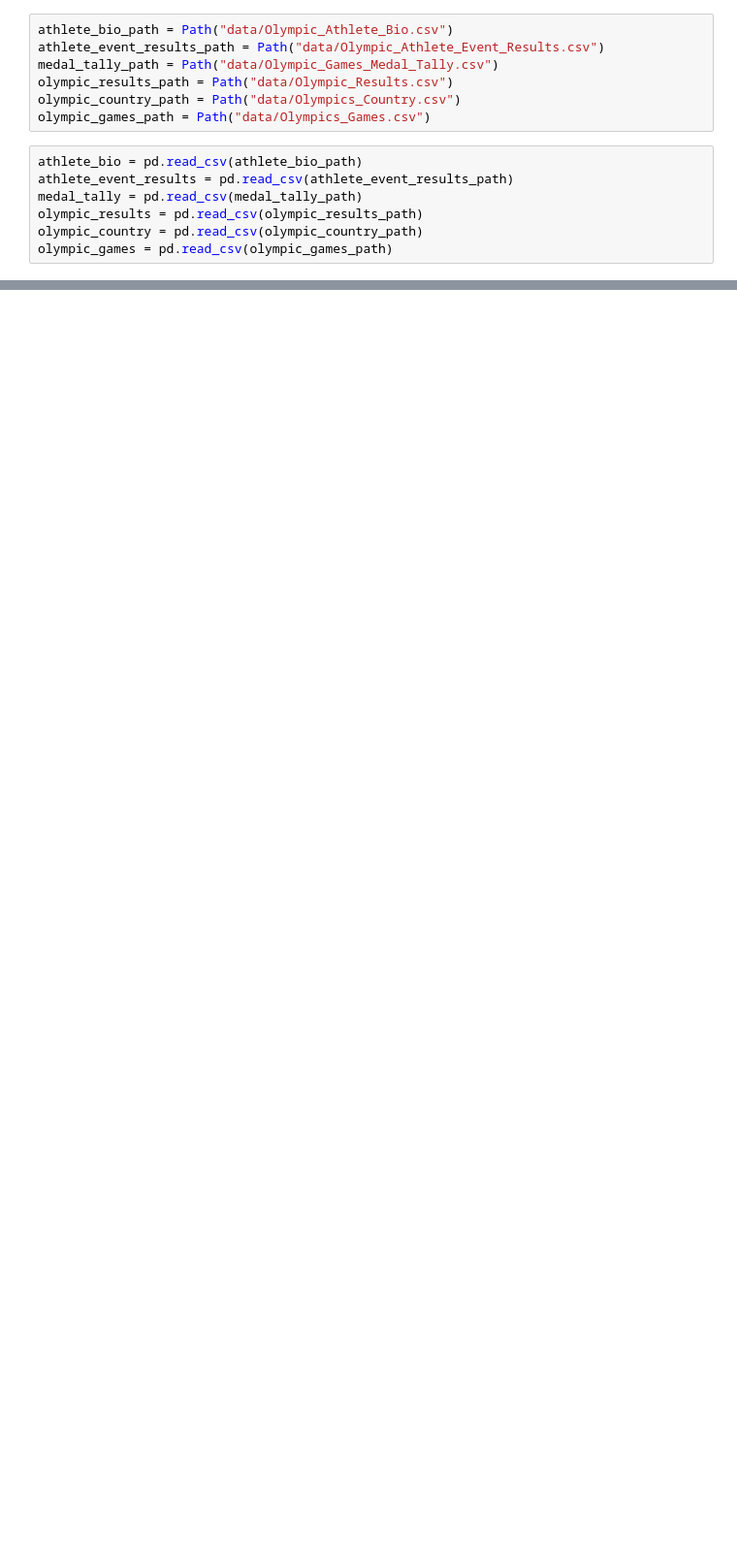
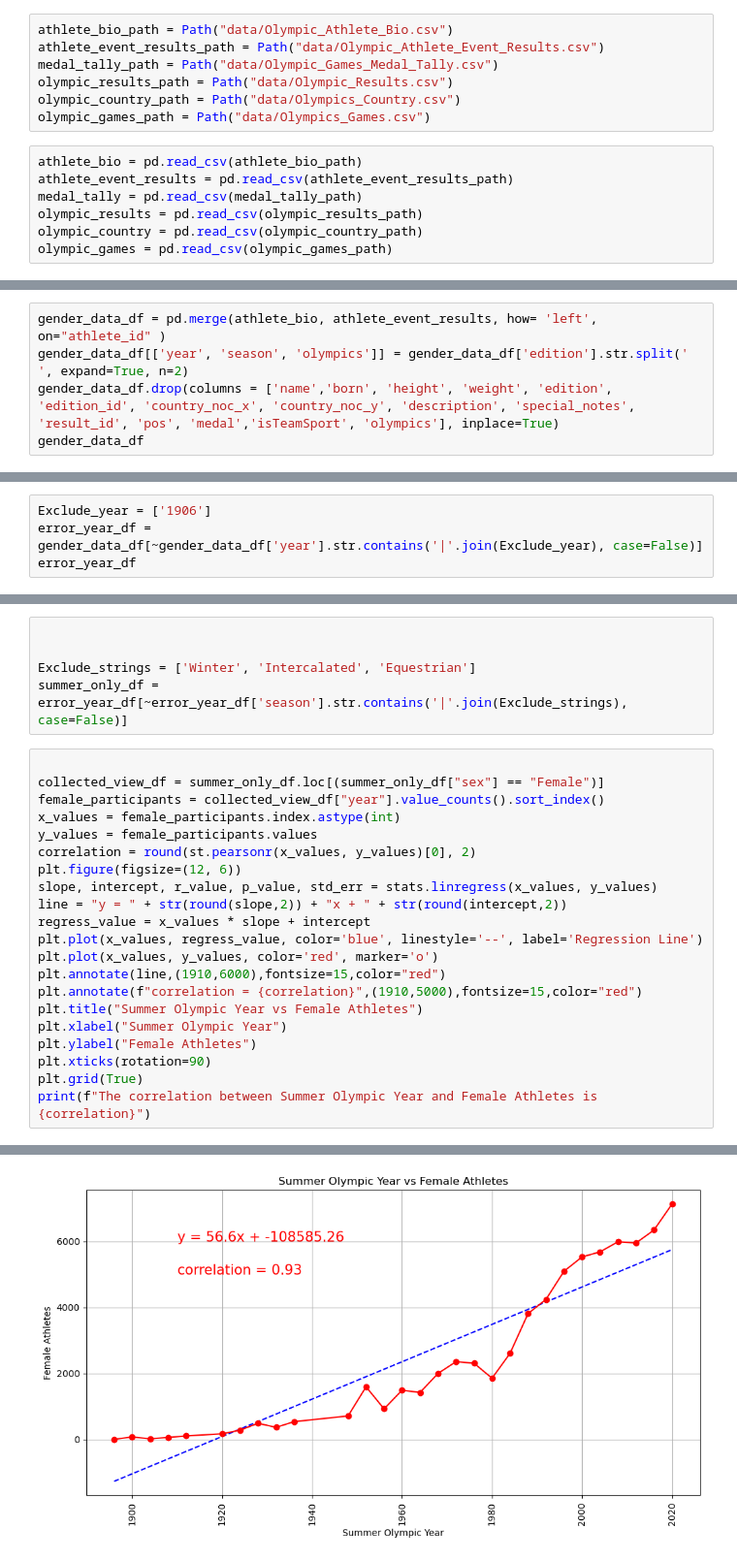
Before and after one commit to brandonhayes13/olympic_project, a Jupyter notebook: Gender.ipynb, the cells around one changed output, grey strips where cells are left out. Shown: that part at 97% size. Drawn from its saved outputs; the diff is of its cells as text; blank space fills up the shorter version.

Commit message:
New events file added and gender data cleaned.  I also saved 4 images

```diff
--- a/Gender.ipynb
+++ b/Gender.ipynb
@@ -163,0 +22,5 @@ fourth_olympic_females
+# %%
+gender_data_df = pd.merge(athlete_bio, athlete_event_results, how= 'left', on="athlete_id" )
+gender_data_df[['year', 'season', 'olympics']] = gender_data_df['edition'].str.split(' ', expand=True, n=2)
+gender_data_df.drop(columns = ['name','born', 'height', 'weight', 'edition', 'edition_id', 'country_noc_x', 'country_noc_y', 'description', 'special_notes', 'result_id', 'pos', 'medal','isTeamSport', 'olympics'], inplace=True)
+gender_data_df
@@ -163,0 +41,4 @@ fourth_olympic_females
+# %%
+Exclude_year = ['1906']
+error_year_df = gender_data_df[~gender_data_df['year'].str.contains('|'.join(Exclude_year), case=False)]
+error_year_df
@@ -163,0 +59,27 @@ fourth_olympic_females
+# %%
+
+
+Exclude_strings = ['Winter', 'Intercalated', 'Equestrian']
+summer_only_df = error_year_df[~error_year_df['season'].str.contains('|'.join(Exclude_strings), case=False)]
+# %%
+
+collected_view_df = summer_only_df.loc[(summer_only_df["sex"] == "Female")]
+female_participants = collected_view_df["year"].value_counts().sort_index()
+x_values = female_participants.index.astype(int)
+y_values = female_participants.values
+correlation = round(st.pearsonr(x_values, y_values)[0], 2)
+plt.figure(figsize=(12, 6))
+slope, intercept, r_value, p_value, std_err = stats.linregress(x_values, y_values)
+line = "y = " + str(round(slope,2)) + "x + " + str(round(intercept,2))
+regress_value = x_values * slope + intercept
+plt.plot(x_values, regress_value, color='blue', linestyle='--', label='Regression Line')
+plt.plot(x_values, y_values, color='red', marker='o')
+plt.annotate(line,(1910,6000),fontsize=15,color="red")
+plt.annotate(f"correlation = {correlation}",(1910,5000),fontsize=15,color="red")
+plt.title("Summer Olympic Year vs Female Athletes")
+plt.xlabel("Summer Olympic Year")
+plt.ylabel("Female Athletes")
+plt.xticks(rotation=90)
+plt.grid(True)
+print(f"The correlation between Summer Olympic Year and Female Athletes is {correlation}")
+# %% [output]
@@ -163,0 +87 @@ fourth_olympic_females
+[figure, added]
```
Also changed, not shown: parts of 16 cells of this notebook, 5 other files.
